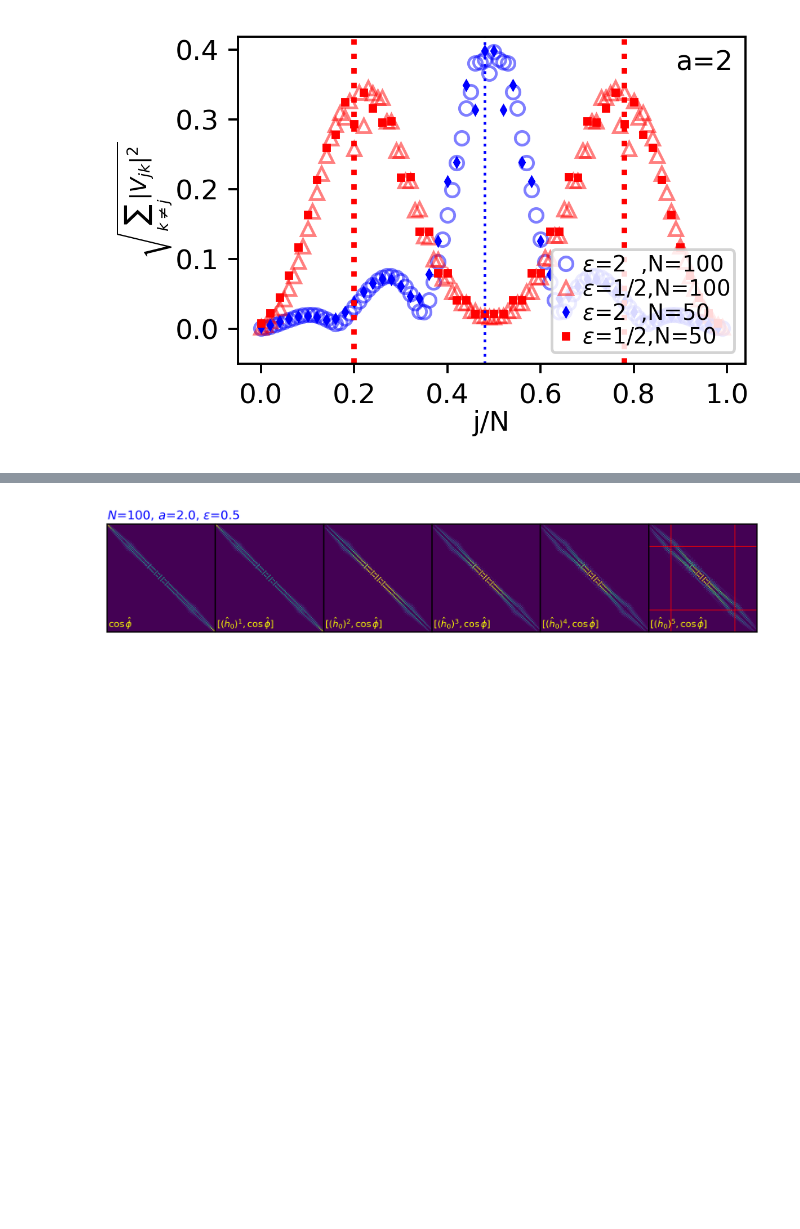
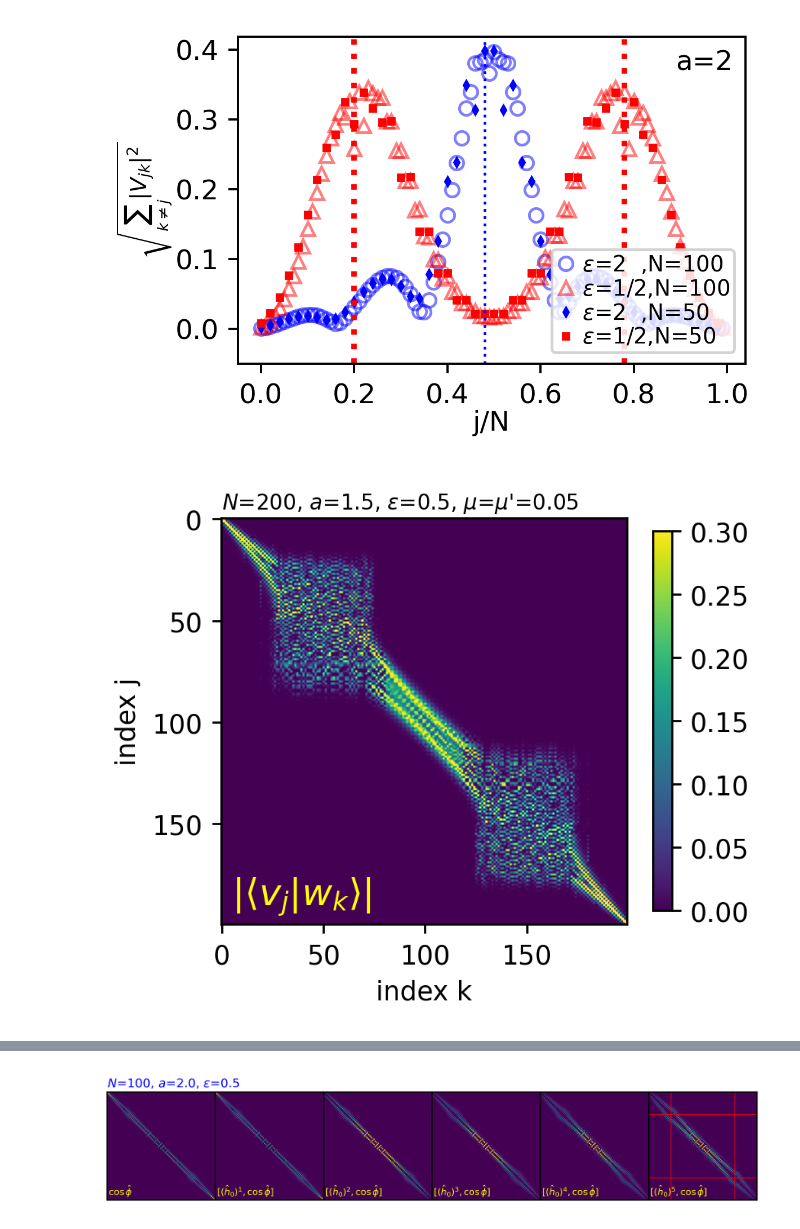
Before and after one commit to aquillen/Qperio, a Jupyter notebook: Qcomp01.ipynb, the cells around one changed output, grey strips where cells are left out. Cells and saved outputs as stored; diff of their text form; code cells hidden in the pictures; blank space fills up the shorter version.

```diff
--- a/Qcomp01.ipynb
+++ b/Qcomp01.ipynb
@@ -165,6 +165,7 @@ def Husimi(psi,c_matrix):
 #        vr[:,j] is the eigenvector with eigenvalue w[j]
 # note we have shifted indexing so that phi=0, p=0 is in the center of the 2d arrays
 # calls routine esort_phase()
+shift_by_pi = 0  # for shifting by pi
 def U_prop2(N,ntau,a,b,eps,mu,mup,taushift):
     DLambda_A =np.zeros((N,N),dtype=complex)  # storing diagonal matrix for momentum part
     DLambda_Ah =np.zeros((N,N),dtype=complex)  # storing diagonal matrix for momentum part
@@ -178,7 +179,7 @@ def U_prop2(N,ntau,a,b,eps,mu,mup,taushift):
     dtau = 2*np.pi/ntau  # step size
     Q_FT,Q_FT_dagger = QFT(N)  # need only be computed once
     for k in range(N):  #compute ahead of time, fill diagonals
-        pk = 2*np.pi*k/N - np.pi  # shifted so 0,0 in center of arrays
+        pk = 2*np.pi*k/N - shift_by_pi  # could be shifted so 0,0 in center of arrays
         DLambda_Ah[k,k] = np.exp(-0.5j*Efac*a*(1.0 - np.cos(pk-b))) #diagonal in Fourier basis
         DLambda_A[k,k]  = np.exp(  -1j*Efac*a*(1.0 - np.cos(pk-b)))
         DLambda_Ahm[k,k]= np.exp( 0.5j*Efac*a*(1.0 - np.cos(pk-b)))
@@ -193,7 +194,7 @@ def U_prop2(N,ntau,a,b,eps,mu,mup,taushift):
     for i in range(ntau): # each dtau
         tau = i*dtau + taushift # time of propagator shifted by taushift
         for j in range(N):
-            phi = 2*np.pi*j/N - np.pi  # shifted so 0,0 in center of arrays
+            phi = 2*np.pi*j/N - shift_by_pi   # could be shifted so 0,0 in center of arrays
             DLambda_B[j,j] = np.exp(1j*Efac*(\
                 eps*np.cos(phi)+mu*np.cos(phi-tau)+mup*np.cos(phi+tau) )) # create diagonal matrix
             # note sign of 1j
@@ -589,0 +589,33 @@ I think this works!
+# %%
+n = 200; a = 1.5;  eps = 0.5
+w, vr = eigs_h0(n,a,eps)  # eigenfunctions of unperturbed Hamiltonian
+mu = 0.05; mup = mu; b = 0.0; taushift=0.0; ntau = 800
+
+H0op = hat_h_0_new(n,a,eps)   # unperturbed Hamiltonian
+w,vr = eigs_h0(n,a,eps)  # eigenvals of h0 sorted
+
+w_s,vr_s,U_final  = U_prop2(n,ntau,a,b,eps,mu,mup,taushift) # create propagator  U_T
+wsort,vrsort,expsort,sigsort = esort_op(w_s,vr_s,H0op)  # sort eigenvecs of prop in order of <h0>
+mat = state_prod(vr,vrsort)  # computes <vr[j], vrsort[k]> for all j,k
+# j is the y direction which here is the eigenvecs of h0 |v_j>
+# k is x direction which here is the eigenvecs of U_T  |w_k>
+# %%
+clabel = r'$N$={:0}, $a$={:.1f}, $\epsilon$={:.1f}, $\mu$='.format(n,a,eps)
+muprime = r'$\mu$' + '\''
+mul = r'{:.2f}'.format(mu)
+clabel = clabel + muprime + '='+ mul
+fig,ax = plt.subplots(1,1,figsize=(3.6,3),dpi=250)
+plt.subplots_adjust(bottom=0.15,top=0.98,left=0.18,right=0.92)
+im = ax.imshow(np.absolute(mat),vmax=0.3)  # note absolute value here! so real
+plt.colorbar(im,shrink=0.8)
+ax.set_xlabel('index k')
+ax.set_ylabel('index j')
+ax.text(0,-5,clabel,fontsize=8)
+vlabel = r'$|\langle v_j|w_k \rangle|$'
+ax.text(5,190,vlabel,color='yellow',fontsize=14)
+plt.savefig('state_prod.png')
+
+plt.show()
+# this definitely shows the chaotic region , put in a talk but not necessarily the paper!
+# %% [output]
+[figure, added]
```
Also changed, not shown: parts of 24 cells of this notebook, 2 other files.
